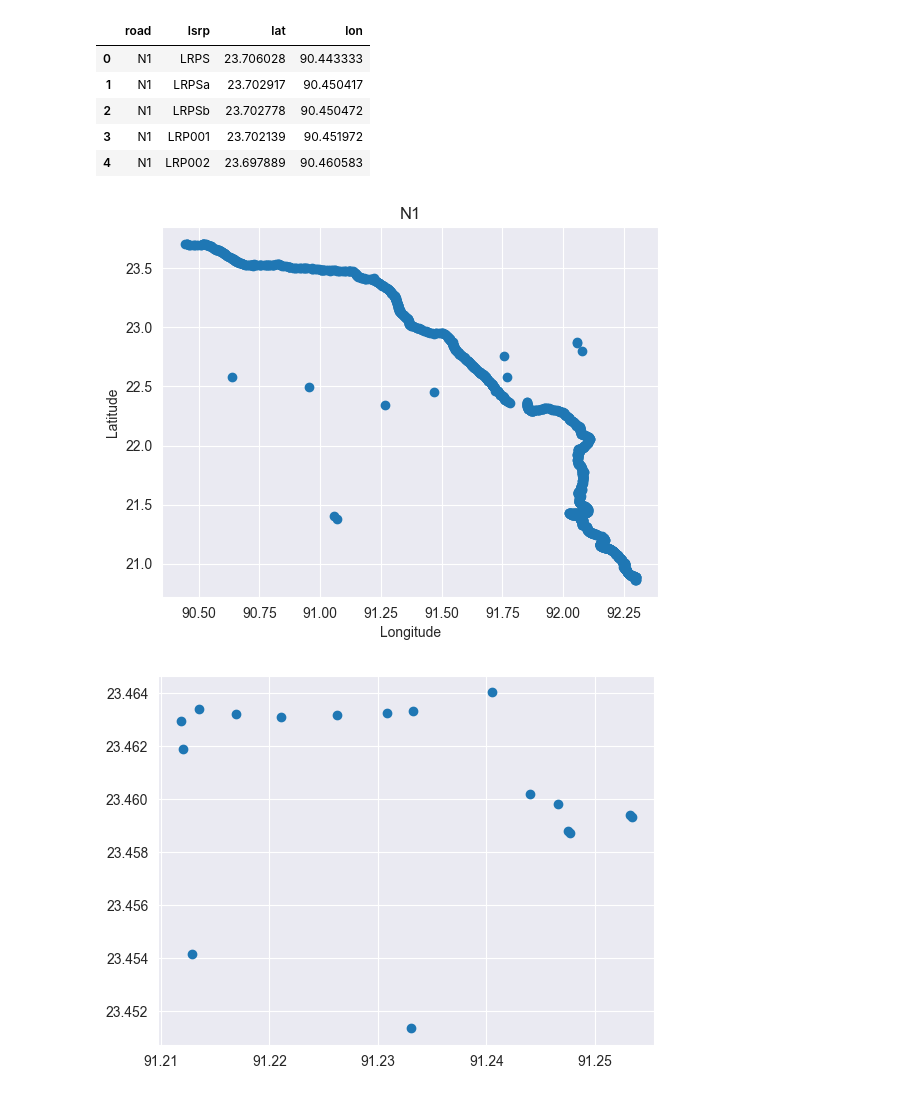
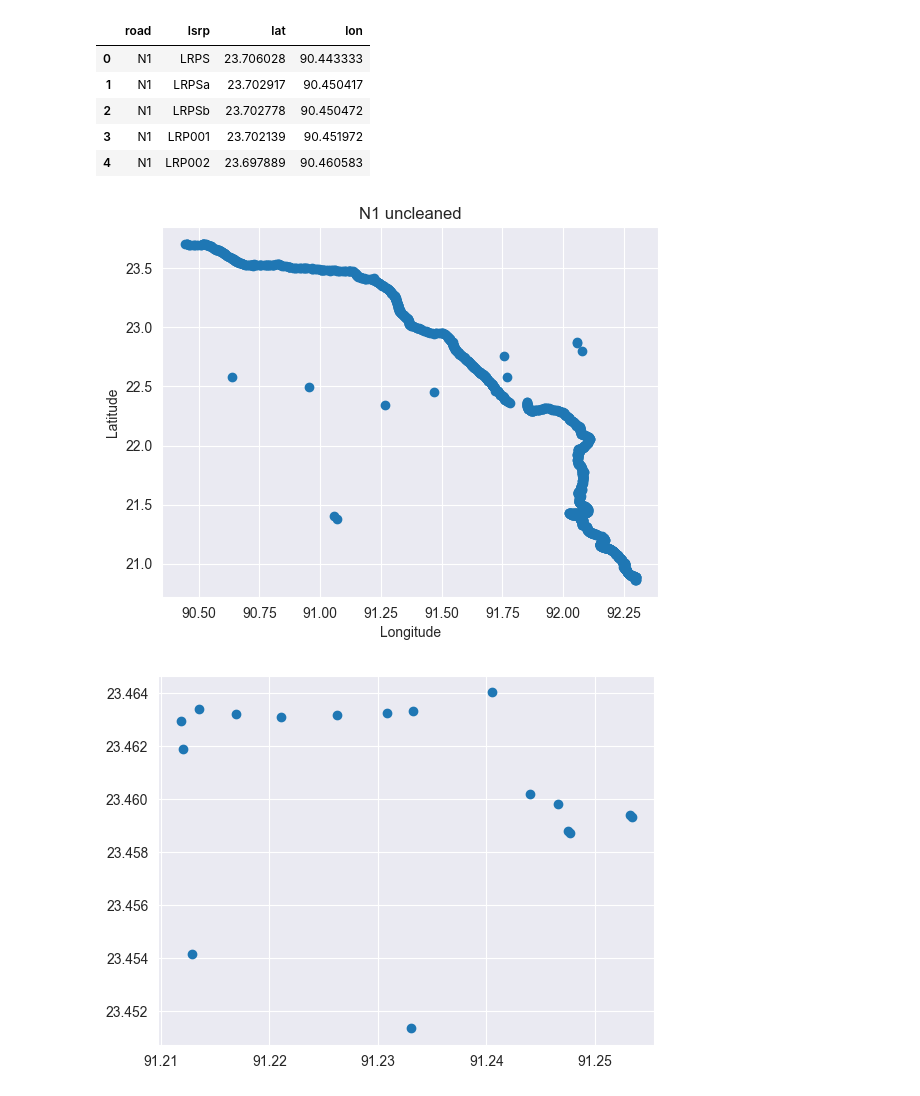
Before and after one commit to Anne-JS/advanced_simulation, a Jupyter notebook: Assignment 1 Julian.ipynb, the cells around one changed output. Drawn from its saved outputs; the diff is of its cells as text; code cells hidden in the pictures.

```diff
--- a/Assignment 1 Julian.ipynb
+++ b/Assignment 1 Julian.ipynb
@@ -41,12 +41,12 @@ df_restructured.head(5)
 # %%
 df_N1 = df_restructured[df_restructured['road'] == 'N1']
 plt.scatter(df_N1['lon'], df_N1['lat'])
-plt.title('N1')
+plt.title('N1 uncleaned')
 plt.xlabel('Longitude')
 plt.ylabel('Latitude')
 plt.show()
 # %% [output]
-[figure, old version]
+[figure, new version]
 # %%
 df_N101 = df_restructured[df_restructured['road'] == 'N101']
 plt.scatter(df_N101['lon'], df_N101['lat'])
```
Also changed, not shown: 1 other file.
